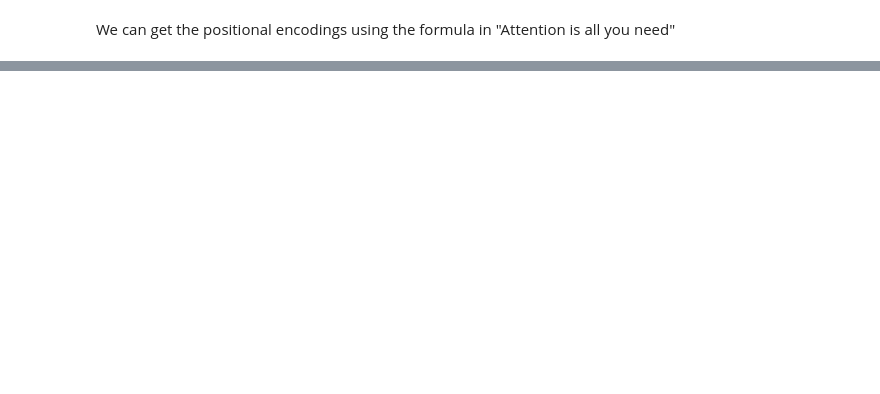
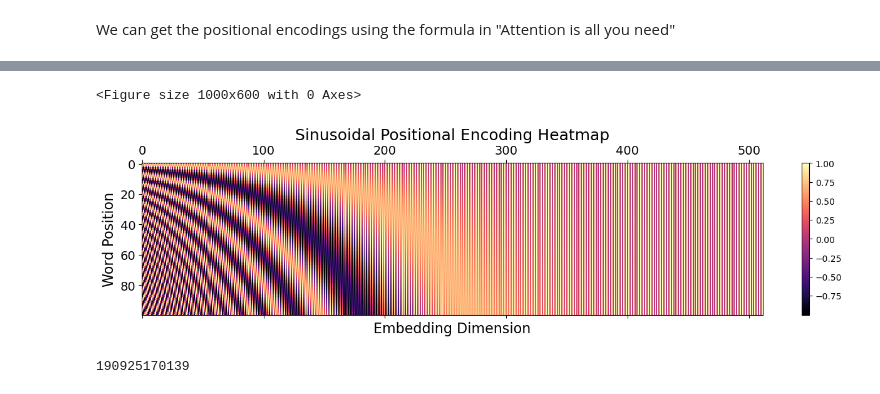
Before and after one commit to emoeller80281/Machine-Learning, a Jupyter notebook: positional_encoding.ipynb, the cells around one changed output, grey strips where cells are left out. Saved outputs shown, nothing was run; the diff lists cells and outputs as text; code cells hidden in the pictures; blank space fills up the shorter version.

```diff
--- a/positional_encoding.ipynb
+++ b/positional_encoding.ipynb
@@ -245,0 +329,38 @@ Position: 2 Word: about
+# %%
+def get_position_encoding(seq_len, d_model, n=10000):
+    P = np.zeros((seq_len, d_model))
+    for pos in range(seq_len):
+        for i in range(d_model):
+            angle = pos / np.power(n, (2 * (i // 2)) / d_model)
+            P[pos, i] = np.sin(angle) if i % 2 == 0 else np.cos(angle)
+    return P
+
+# Parameters
+seq_len = 100   # Number of tokens
+d_model = 512   # Embedding dimensions
+
+# Generate positional encoding
+P = get_position_encoding(seq_len, d_model)
+
+# Plot
+plt.figure(figsize=(10, 6))
+cax = plt.matshow(P, cmap='magma', aspect='auto')
+plt.title("Sinusoidal Positional Encoding Heatmap", fontsize=18)
+plt.xlabel("Embedding Dimension", fontsize=16)
+plt.ylabel("Word Position", fontsize=16)
+plt.xticks(fontsize=14)
+plt.yticks(fontsize=14)
+plt.colorbar(cax)
+plt.tight_layout()
+plt.savefig("position_embedding_heatmap.png", dpi=400)
+
+plt.show()
+# %% [output]
+<Figure size 1000x600 with 0 Axes>
+[figure, added]
+# %%
+from datetime import datetime
+
+print(datetime.now().strftime("%d%m%y%H%M%S"))
+# %% [output]
+190925170139
```
Also changed, not shown: parts of 9 cells of this notebook, 5 other files.
